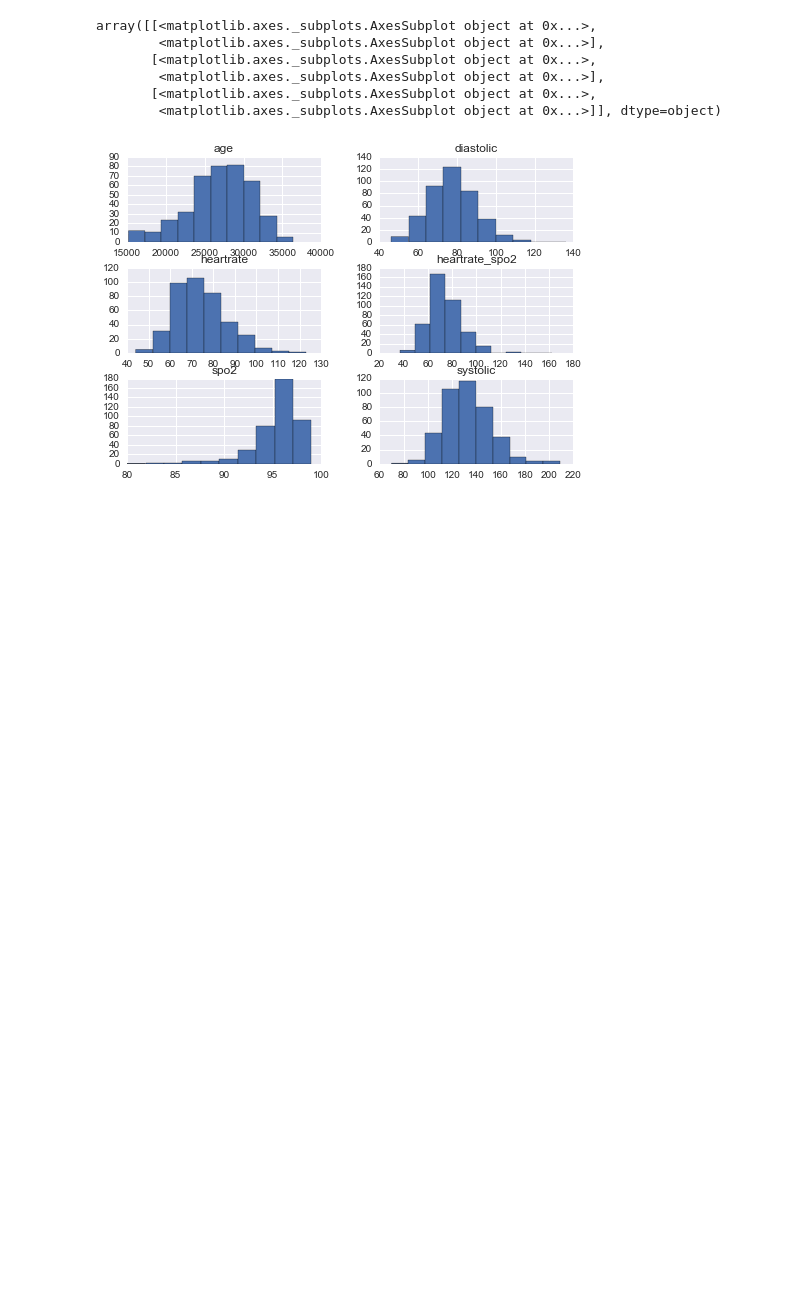
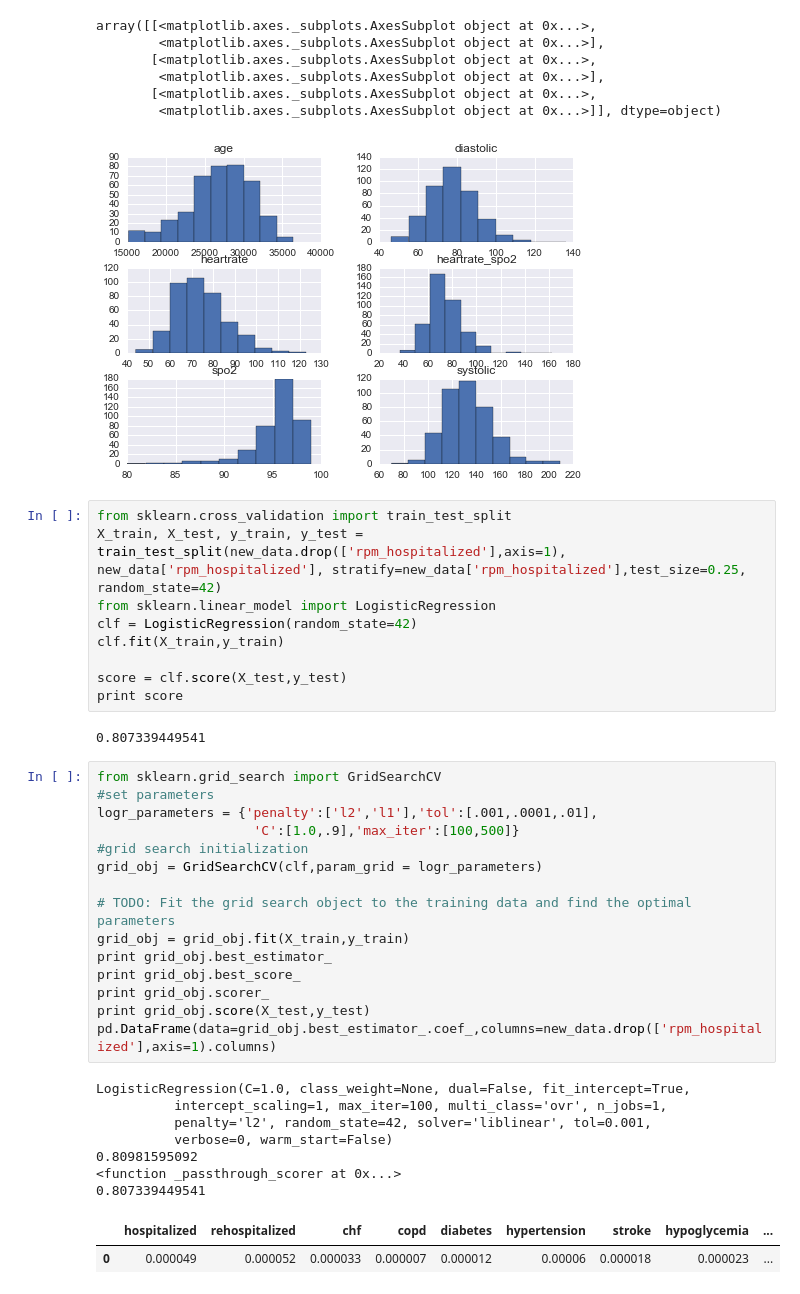
Before and after one commit to btq/TIPS, a Jupyter notebook: deliver/2016-08-16-BTQ-LogRegModel.ipynb, the cells around one changed output. Drawn from its saved outputs; the diff is of its cells as text; blank space fills up the shorter version.

```diff
--- a/deliver/2016-08-16-BTQ-LogRegModel.ipynb
+++ b/deliver/2016-08-16-BTQ-LogRegModel.ipynb
@@ -250,3 +250,39 @@ array([[<matplotlib.axes._subplots.AxesSubplot object at 0x...>,
        [<matplotlib.axes._subplots.AxesSubplot object at 0x...>,
         <matplotlib.axes._subplots.AxesSubplot object at 0x...>]], dtype=object)
 [figure]
+# %%
+from sklearn.cross_validation import train_test_split
+X_train, X_test, y_train, y_test = train_test_split(new_data.drop(['rpm_hospitalized'],axis=1), new_data['rpm_hospitalized'], stratify=new_data['rpm_hospitalized'],test_size=0.25, random_state=42)
+from sklearn.linear_model import LogisticRegression
+clf = LogisticRegression(random_state=42)
+clf.fit(X_train,y_train)
+
+score = clf.score(X_test,y_test)
+print score
+# %% [output]
+0.807339449541
+# %%
+from sklearn.grid_search import GridSearchCV
+#set parameters
+logr_parameters = {'penalty':['l2','l1'],'tol':[.001,.0001,.01],
+                    'C':[1.0,.9],'max_iter':[100,500]}
+#grid search initialization
+grid_obj = GridSearchCV(clf,param_grid = logr_parameters)
+
+# TODO: Fit the grid search object to the training data and find the optimal parameters
+grid_obj = grid_obj.fit(X_train,y_train)
+print grid_obj.best_estimator_
+print grid_obj.best_score_
+print grid_obj.scorer_
+print grid_obj.score(X_test,y_test)
+pd.DataFrame(data=grid_obj.best_estimator_.coef_,columns=new_data.drop(['rpm_hospitalized'],axis=1).columns)
+# %% [output]
+LogisticRegression(C=1.0, class_weight=None, dual=False, fit_intercept=True,
+          intercept_scaling=1, max_iter=100, multi_class='ovr', n_jobs=1,
+          penalty='l2', random_state=42, solver='liblinear', tol=0.001,
+          verbose=0, warm_start=False)
+0.80981595092
+<function _passthrough_scorer at 0x...>
+0.807339449541
+|  | hospitalized | rehospitalized | chf | copd | diabetes | hypertension | stroke | hypoglycemia | ... |
+| 0 | 0.000049 | 0.000052 | 0.000033 | 0.000007 | 0.000012 | 0.00006 | 0.000018 | 0.000023 | ... |
```
Also changed, not shown: parts of 4 cells of this notebook.
